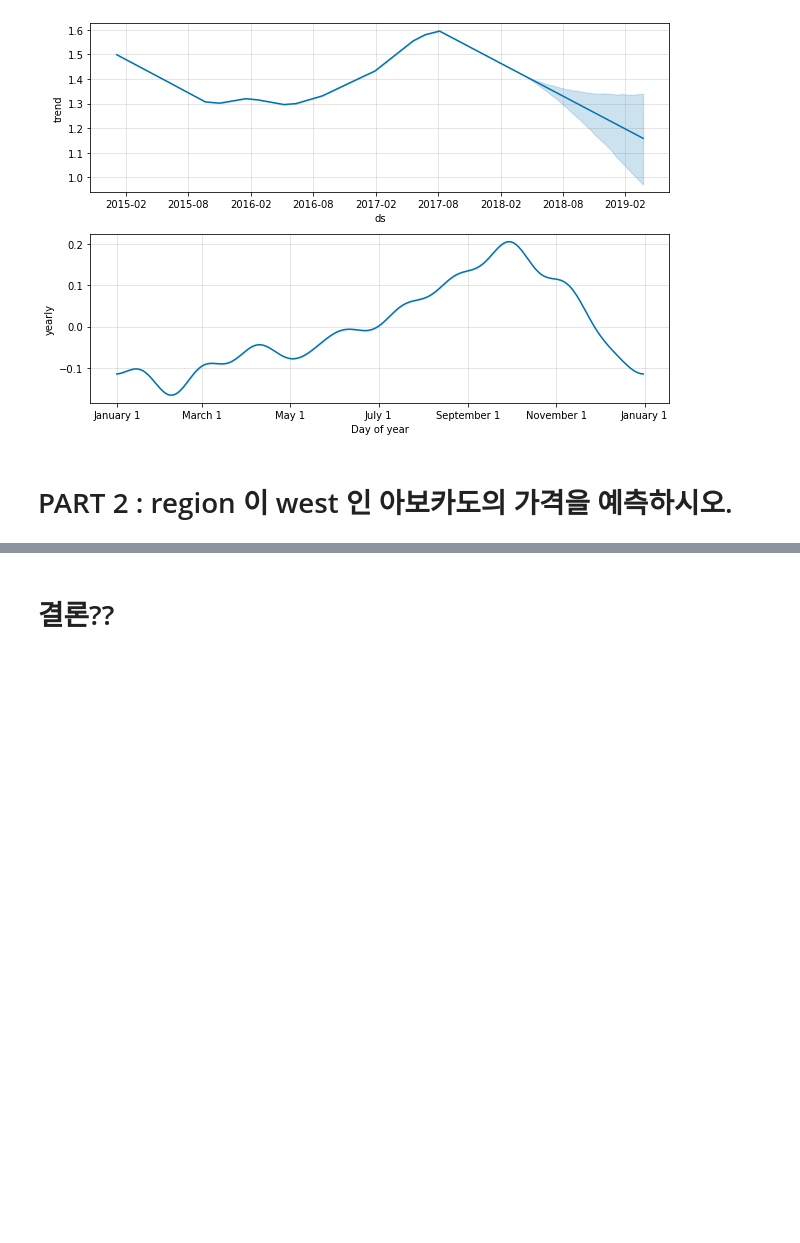
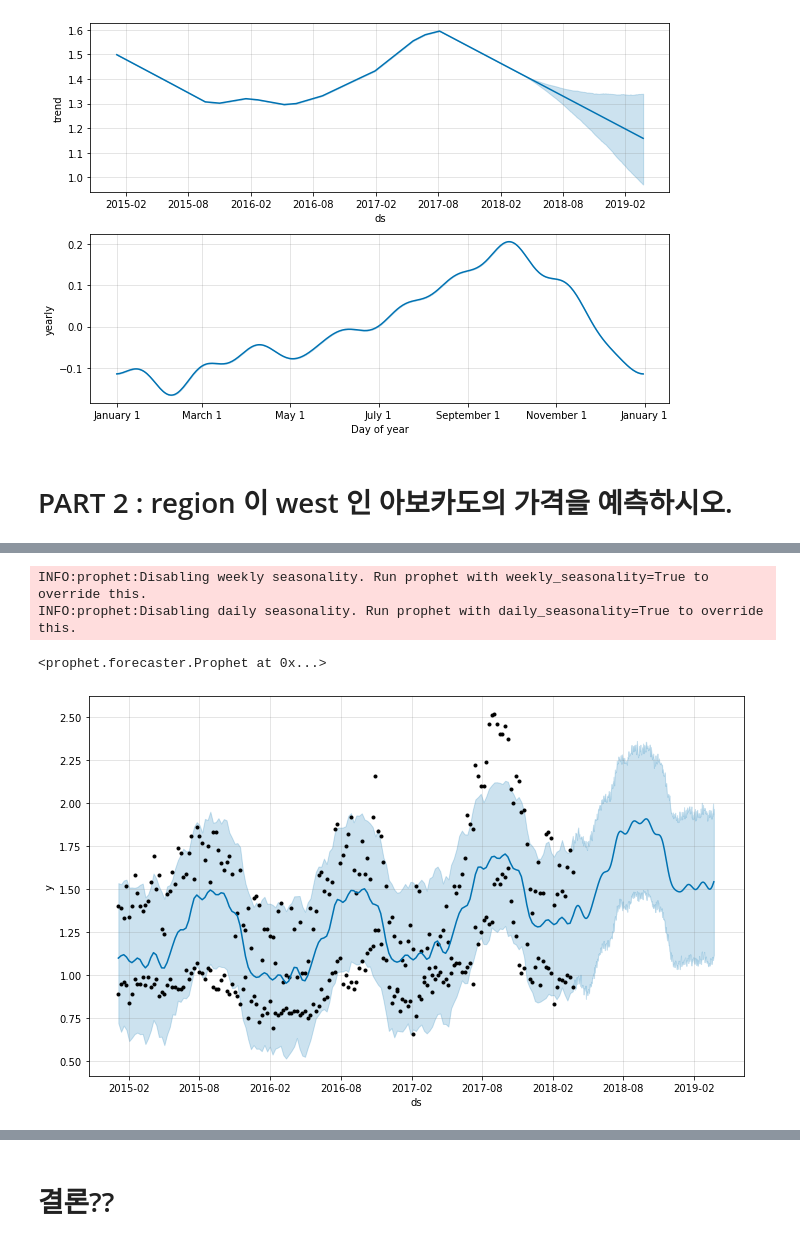
Before and after one commit to leopard4/yh-k3, a Jupyter notebook: 딥러닝강의파일/16_Avocado_Prices_Prediction.ipynb, the cells around one changed output, grey strips where cells are left out. Saved outputs shown, nothing was run; the diff lists cells and outputs as text; code cells hidden in the pictures; blank space fills up the shorter version.

```diff
--- a/딥러닝강의파일/16_Avocado_Prices_Prediction.ipynb
+++ b/딥러닝강의파일/16_Avocado_Prices_Prediction.ipynb
@@ -281,0 +338,17 @@ avocado_df_sample =
+# %%
+prophet_west = Prophet()
+# %%
+prophet_west.fit(df_west)
+# %% [output]
+INFO:prophet:Disabling weekly seasonality. Run prophet with weekly_seasonality=True to override this.
+INFO:prophet:Disabling daily seasonality. Run prophet with daily_seasonality=True to override this.
+<prophet.forecaster.Prophet at 0x...>
+# %%
+future_west = prophet_west.make_future_dataframe(periods = 365, freq='D')
+# %%
+forecast_west = prophet_west.predict(future_west)
+# %%
+prophet_west.plot(forecast_west)
+plt.savefig('chart3.png')
+# %% [output]
+[figure, added]
```
Also changed, not shown: parts of 7 cells of this notebook.
